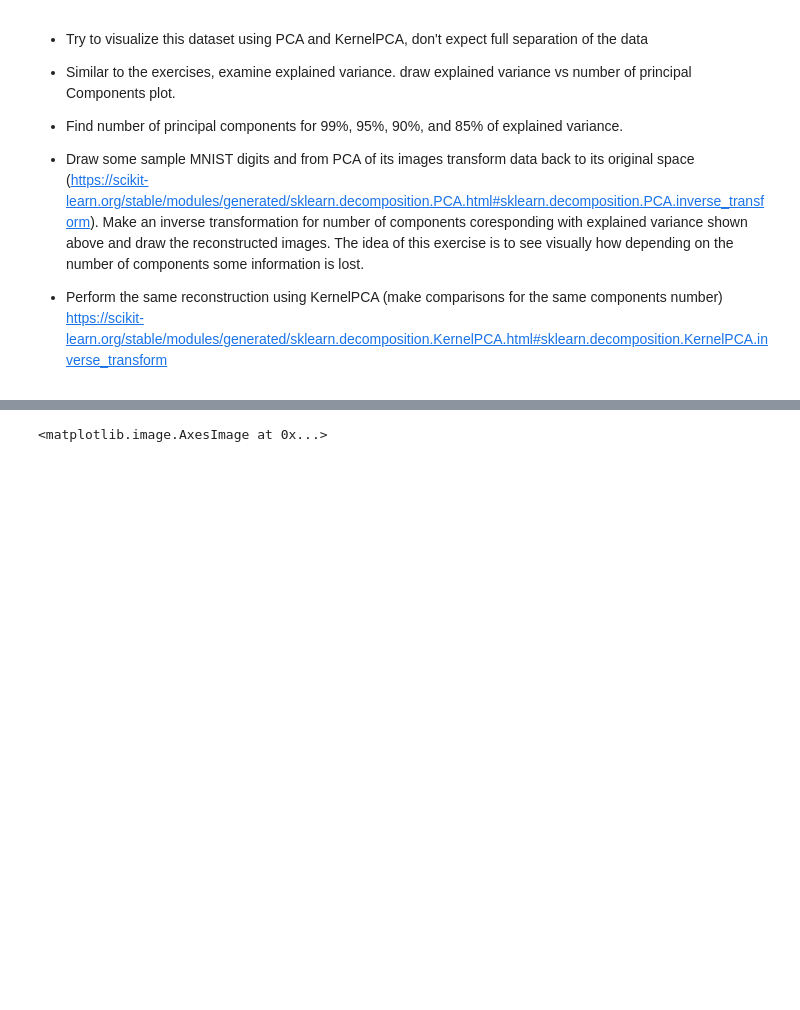
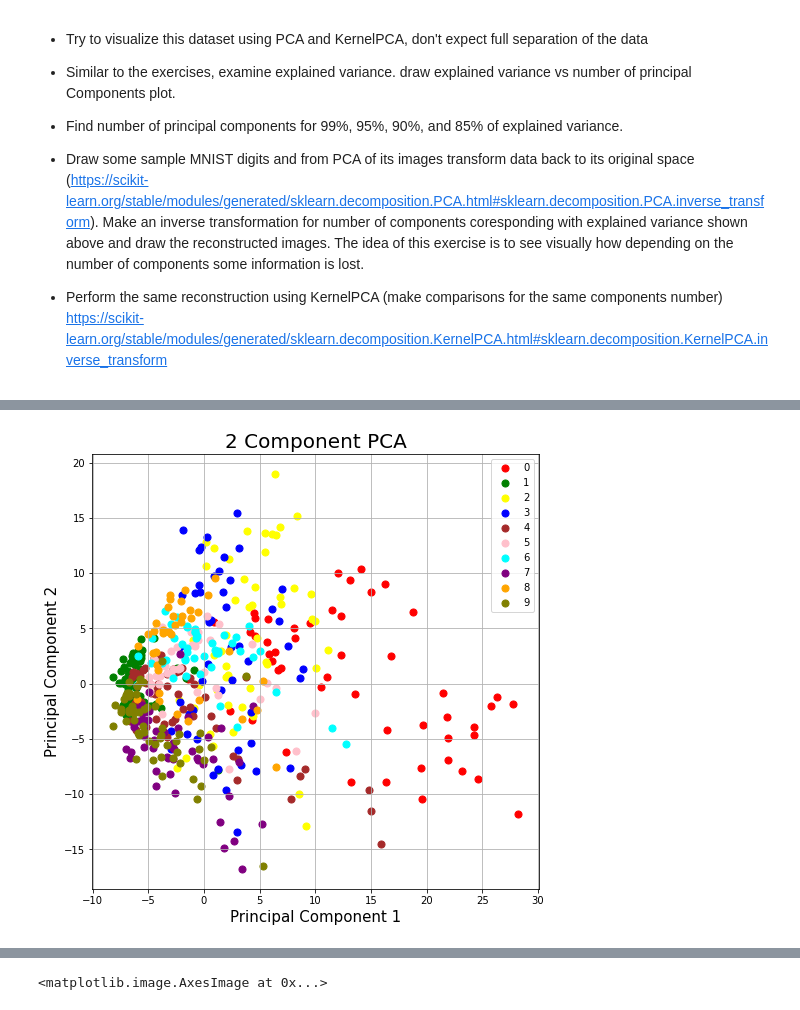
Before and after one commit to Vergenter/DataEmbeddingandVisualization, a Jupyter notebook: pca_kernelpca_lab.ipynb, the cells around one changed output, grey strips where cells are left out. Drawn from its saved outputs; the diff is of its cells as text; code cells hidden in the pictures; blank space fills up the shorter version.

Commit message:
do visualize for pca and kpca, visualize variance, and find number of principal for explained variance

```diff
--- a/pca_kernelpca_lab.ipynb
+++ b/pca_kernelpca_lab.ipynb
@@ -453,3 +454,21 @@ labels = np.array(["pixel"+str(i) for i in range(28*28)])
 df_mnist = pd.DataFrame(data = x_data_reshaped, columns=labels)
 # df_mnist['target']=y_data
 #output df_mnist
+# %%
+#standarize data
+values_scaled = StandardScaler().fit_transform(df_mnist.values)
+df_mnist_scaled = pd.DataFrame(values_scaled, columns=df_mnist.columns)
+# %%
+#calculate PCA for 2 principal components
+pca_components = 2
+pca_mnist = PCA(n_components=pca_components)
+pca_mnist_fitTransformed = pca_mnist.fit_transform(df_mnist_scaled)
+# %%
+#visualize PCA result
+principal_df_mnist = pd.DataFrame(data = pca_mnist_fitTransformed, columns = ['principal component 1','principal component 2'])
+principal_df_mnist['target']=y_data
+digits = [0,1,2,3,4,5,6,7,8,9]
+colors = ['red','green',"yellow",'blue','brown','pink','cyan','purple','orange','olive']
+PCA_visualization(digits, colors, principal_df_mnist)
+# %% [output]
+[figure, added]
```
Also changed, not shown: parts of 22 cells of this notebook.
